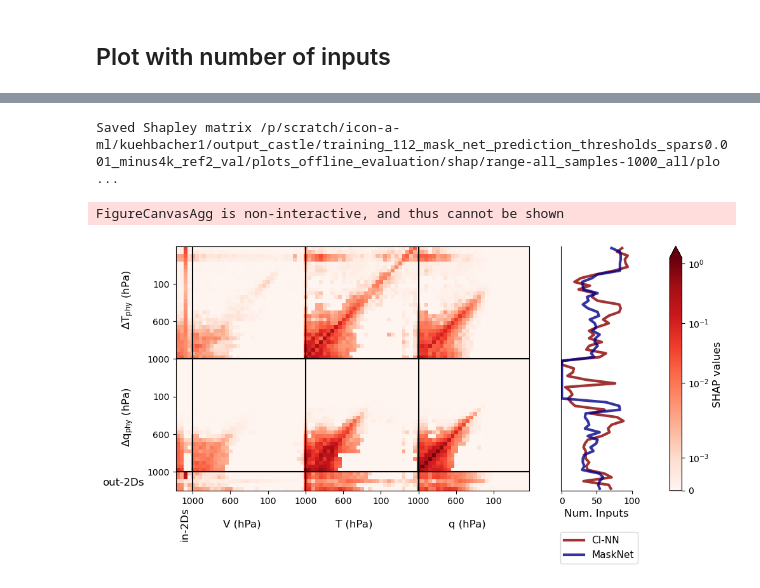
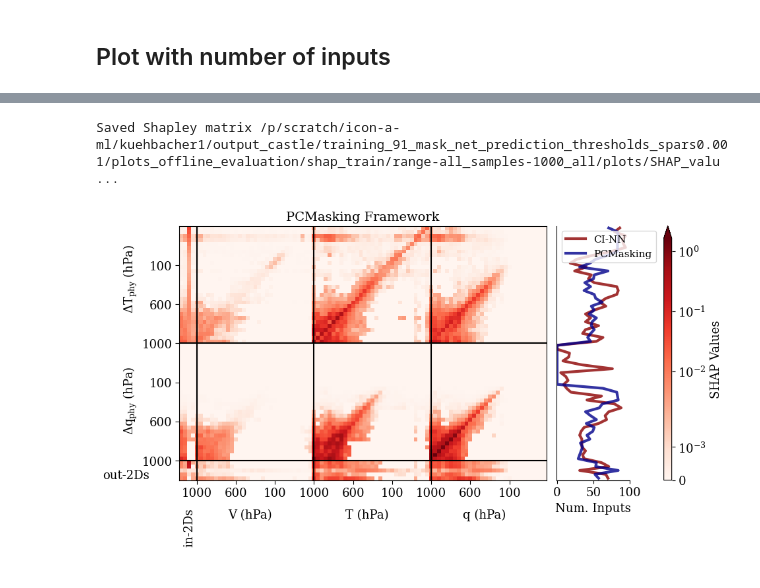
Before and after one commit to EyringMLClimateGroup/kuehbacher24ICMLA_PCMasking, a Jupyter notebook: notebooks_castle_offline_evaluation/offline_evaluation_shapley.ipynb, the cells around one changed output, grey strips where cells are left out. Cells and saved outputs as stored; diff of their text form; code cells hidden in the pictures.

```diff
--- a/notebooks_castle_offline_evaluation/offline_evaluation_shapley.ipynb
+++ b/notebooks_castle_offline_evaluation/offline_evaluation_shapley.ipynb
@@ -96,9 +112,9 @@ else:
                                         "training_81_pre_mask_net_spars1e-5",
                                         "bespoke_thresholds", "num_inputs_per_var.p")
 # %%
-base_dir = os.path.join(PROJECT_ROOT, "output_castle", "eval_nando", "causal_single_nn",
-                              "models_arch-rasp_thrs-opt-mse6")
-cfg = os.path.join(base_dir, "cfg_causal_single_nn_diagnostics.yml")
+# base_dir = os.path.join(PROJECT_ROOT, "output_castle", "eval_nando", "causal_single_nn",
+#                               "models_arch-rasp_thrs-opt-mse6")
+# cfg = os.path.join(base_dir, "cfg_causal_single_nn_diagnostics.yml")
 # %%
 if "prediction_thresholds" in Path(base_dir).name and not "_ref2" in base_dir:
     shap_dict_dir = Path(base_dir, "plots_offline_evaluation", f"shap_{train_val}", "range-all_samples-1000_all")
@@ -232,6 +345,6 @@ def calculate_shap_matrix(setup, shap_dict_per_var, metric):
 # %%
 def plot_matrix_shap(clima_case, nn_case, metric, input_dict_inv_remap_var,  dict_outputs_idxs,
-                     shap_matrix, diff=False, save=False, savenm=False, cmap=False,
+                     shap_matrix, title=None, diff=False, save=False, savenm=False, cmap=False,
                      extend=False, interpolation='none', insets=False, num_parents=False, **kwargs):
     # diff doesn't do anything
 
@@ -257,7 +370,7 @@ def plot_matrix_shap(clima_case, nn_case, metric, input_dict_inv_remap_var,  dic
         if not cmap: cmap='RdBu_r'
         if not extend: extend='both'
 
-    cbar_label='SHAP values'
+    cbar_label='SHAP Values'
 
     if insets:
         out_vars_2d, out_vars_2d_ticks = get_matrix_2d_idx(dict_outputs_idxs)
@@ -279,27 +392,26 @@ def plot_matrix_shap(clima_case, nn_case, metric, input_dict_inv_remap_var,  dic
         fig, ax = plot_matrix(None, shap_matrix,
                               in_vars, in_box_idx, in_ticks, in_ticks_labs,
                               out_vars, out_box_idx, out_ticks,  out_ticks_labs,
-                              extend, cbar_label, mask=False, num_parents=num_parents,
+                              extend, cbar_label, num_parents=num_parents,
                               # vmin=vmin,
                               # vmax=vmax,
                               cmap=cmap,
                               # norm=colors.CenteredNorm(),
                               # norm=colors.SymLogNorm(linthresh=0.002, linscale=1.,vmin=-1., vmax=1., base=10)
                               norm=norm,
+                              title=title,
                               interpolation=interpolation,
                               )
     ax.set_rasterized(True)
 
     if save:
         Path(save).mkdir(parents=True, exist_ok=True)
-
         if not num_parents:
             f_name = f'SHAP_values_{nn_case}_{clima_case}_{metric}' if not savenm else savenm
         else:
             f_name = f'SHAP_values_{nn_case}_{clima_case}_{metric}_num_inputs' if not savenm else savenm
-
-        fig.savefig(f"{save}/{f_name}.pdf", format="pdf", bbox_inches="tight", transparent=True)
-        # fig.savefig(f"{save}/{f_name}.png", dpi=600, bbox_inches='tight', transparent="True")
+        fig.savefig(f"{save}/{f_name}.pdf", format="pdf", transparent=True, bbox_inches="tight")
+        fig.savefig(f"{save}/{f_name}.png",dpi=1000.,bbox_inches='tight')
 
         print(f"Saved Shapley matrix {save}/{f_name}")
     return fig, ax
@@ -313,2 +425,5 @@ print(output_dir)
+# %%
+name = "mask_net"
+title = "PCMasking Framework"
 # %%
 metric = "abs_mean"
@@ -345,6 +460,6 @@ Loading num inputs file /p/scratch/icon-a-ml/kuehbacher1/output_castle/training_
 # %%
 num_inputs = {"CI-NN": causal_num_inputs_per_var.values(),
-              "MaskNet": mask_num_inputs_per_var.values()}
+              "PCMasking": mask_num_inputs_per_var.values()}
 # %%
 metric = "abs_mean"
 shap_matrix_abs_mean, input_inverse_idx2var_abs_mean, output_vars_abs_mean = calculate_shap_matrix(setup, shap_dict_per_var, metric)
@@ -355,10 +470,8 @@ print(output_dir)
 # %%
-fig_abs_mean, ax_abs_mean = plot_matrix_shap("0K", "mask_net_ref2", metric, input_inverse_idx2var_abs_mean, output_vars_abs_mean,
-                                             shap_matrix_abs_mean, num_parents=num_inputs, save=output_dir)
-plt.savefig(os.path.join(output_dir, "SHAP_values_mask_net_ref2_0K_abs_mean_num_inputs.pdf"), format="pdf", bbox_inches="tight")
-
-fig_abs_mean.show()
+fig_abs_mean, ax_abs_mean = plot_matrix_shap("0K", name, metric, input_inverse_idx2var_abs_mean, output_vars_abs_mean,
+                                             shap_matrix_abs_mean, num_parents=num_inputs,
+                                             title=title,
+                                             save=output_dir)
 # %% [output]
-Saved Shapley matrix /p/scratch/icon-a-ml/kuehbacher1/output_castle/training_112_mask_net_prediction_thresholds_spars0.001_minus4k_ref2_val/plots_offline_evaluation/shap/range-all_samples-1000_all/plo ...
+Saved Shapley matrix /p/scratch/icon-a-ml/kuehbacher1/output_castle/training_91_mask_net_prediction_thresholds_spars0.001/plots_offline_evaluation/shap_train/range-all_samples-1000_all/plots/SHAP_valu ...
-FigureCanvasAgg is non-interactive, and thus cannot be shown
-[figure, old version]
+[figure, new version]
```
Also changed, not shown: parts of 18 cells of this notebook, 4 other files.
